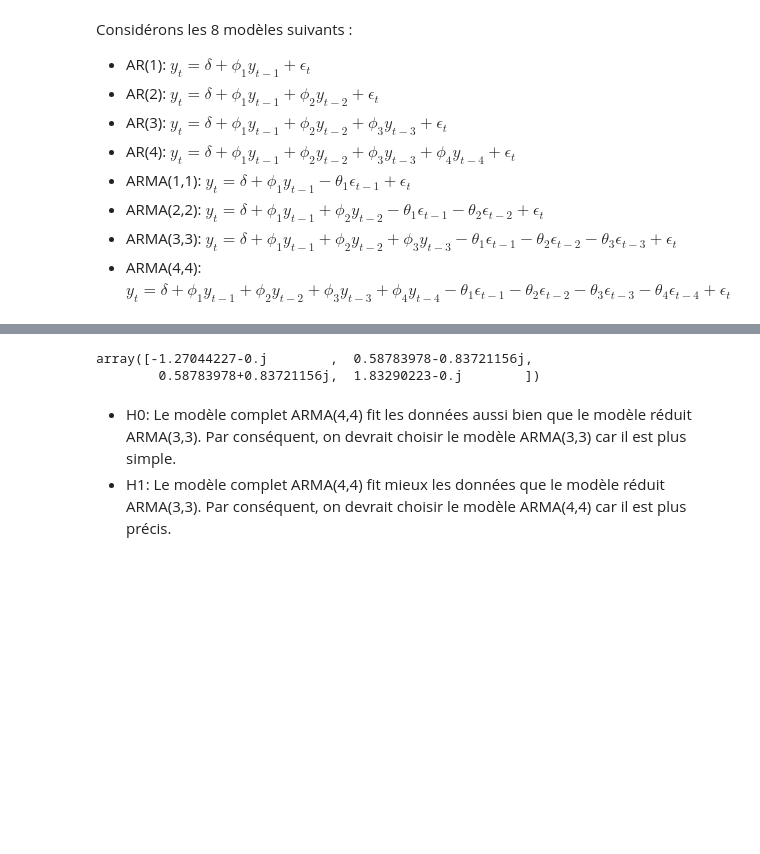
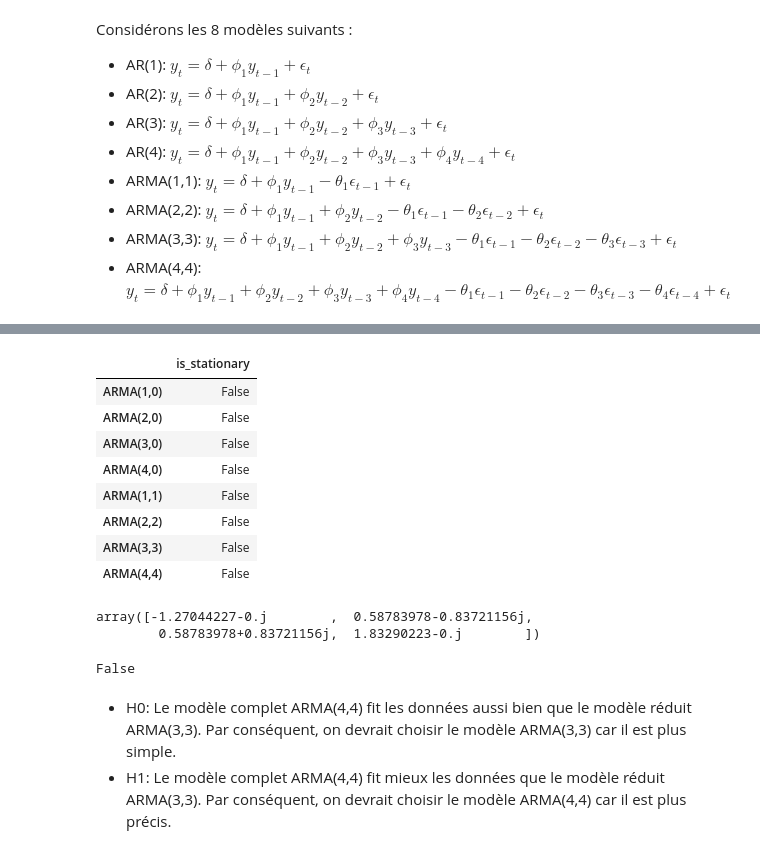
Before and after one commit to Thomas4390/econometrics_tp1, a Jupyter notebook: tp1.ipynb, the cells around one changed output, grey strips where cells are left out. Saved outputs shown, nothing was run; the diff lists cells and outputs as text; code cells hidden in the pictures; blank space fills up the shorter version.

```diff
--- a/tp1.ipynb
+++ b/tp1.ipynb
@@ -185,7 +185,7 @@ Considérons les 8 modèles suivants :
 - ARMA(3,3): $y_t = \delta + \phi_1 y_{t-1} + \phi_2 y_{t-2} + \phi_3 y_{t-3} - \theta_1 \epsilon_{t-1} - \theta_2 \epsilon_{t-2} - \theta_3 \epsilon_{t-3} + \epsilon_t$
 - ARMA(4,4): $y_t = \delta + \phi_1 y_{t-1} + \phi_2 y_{t-2} + \phi_3 y_{t-3} + \phi_4 y_{t-4} - \theta_1 \epsilon_{t-1} - \theta_2 \epsilon_{t-2} - \theta_3 \epsilon_{t-3} - \theta_4 \epsilon_{t-4} + \epsilon_t$
 # %%
-def check_stationnarity(arma_model: ARIMAResultsWrapper) -> bool:
+def check_stationarity(arma_model: ARIMAResultsWrapper) -> bool:
     arroots = arma_model.arroots
     return np.all(np.sqrt(arroots.real + arroots.imag) < 1)
 # %%
@@ -227,4 +226,19 @@ Covariance Type:                  opg
 
 Warnings:
 [1] Covariance matrix calculated using the outer product of gradients (complex-step).
+# %%
+df_stationarity = pd.DataFrame(index=arma_models.keys(), columns=["is_stationary"])
+for model_name, model in arma_models.items():
+    df_stationarity.loc[model_name, "is_stationary"] = check_stationarity(model)
+df_stationarity
+# %% [output]
+|  | is_stationary |
+| ARMA(1,0) | False |
+| ARMA(2,0) | False |
+| ARMA(3,0) | False |
+| ARMA(4,0) | False |
+| ARMA(1,1) | False |
+| ARMA(2,2) | False |
+| ARMA(3,3) | False |
+| ARMA(4,4) | False |
 # %%
@@ -240,6 +254,10 @@ arma_models["ARMA(4,4)"].arroots
 # %% [output]
 array([-1.27044227-0.j        ,  0.58783978-0.83721156j,
         0.58783978+0.83721156j,  1.83290223-0.j        ])
+# %%
+check_stationarity(arma_models["ARMA(4,4)"])
+# %% [output]
+False
 # %% [markdown]
 - H0: Le modèle complet ARMA(4,4) fit les données aussi bien que le modèle réduit ARMA(3,3). Par conséquent, on devrait choisir le modèle ARMA(3,3) car il est plus simple.
 - H1: Le modèle complet ARMA(4,4) fit mieux les données que le modèle réduit ARMA(3,3). Par conséquent, on devrait choisir le modèle ARMA(4,4) car il est plus précis.
```
Also changed, not shown: parts of 20 cells of this notebook.
